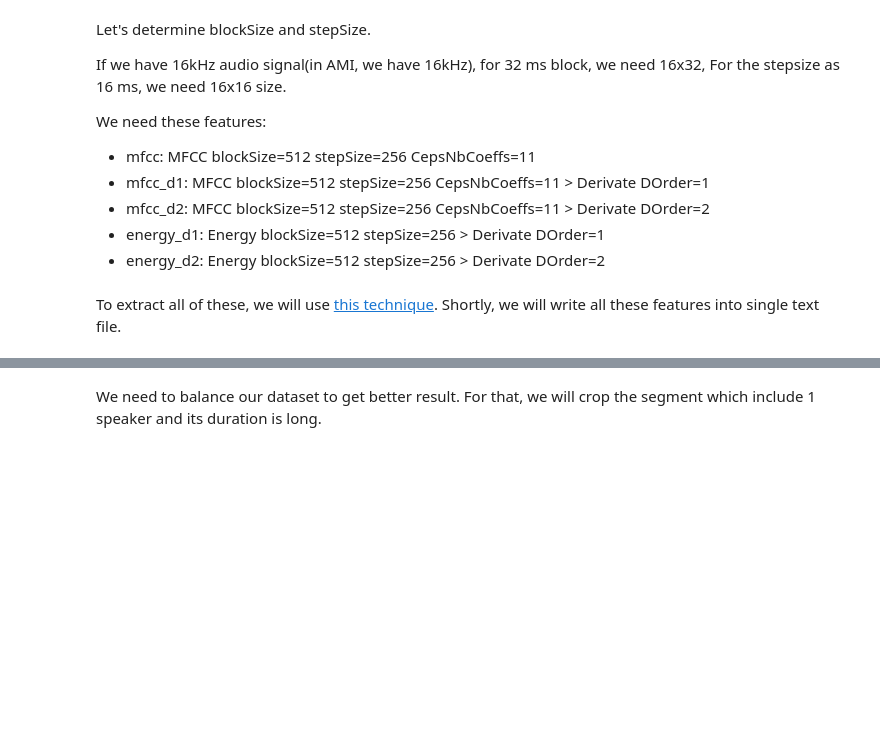
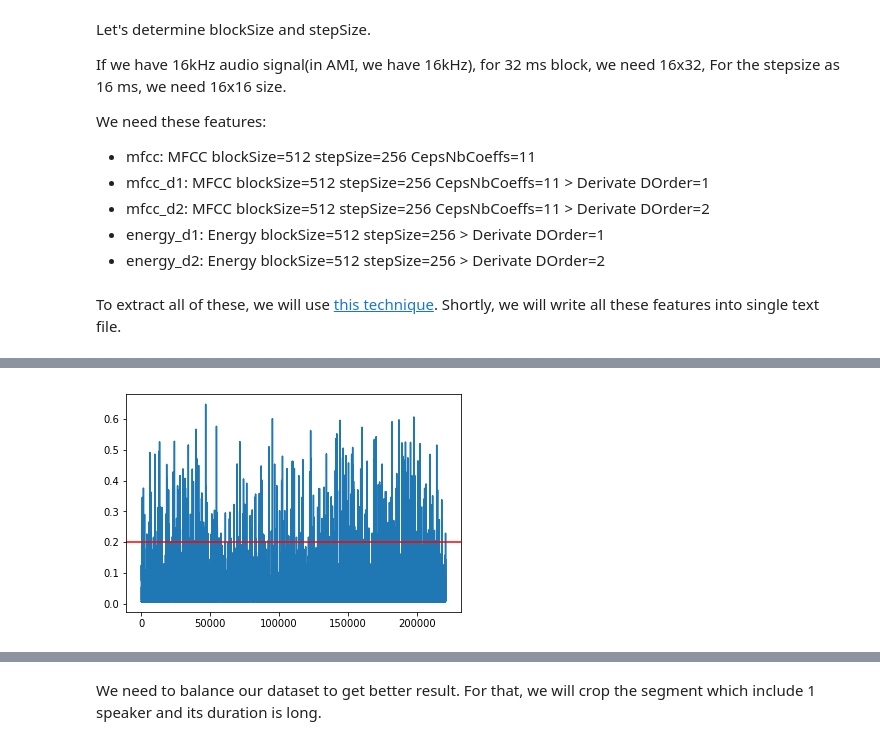
Before and after one commit to hedonistrh/SpChangeDetect, a Jupyter notebook: BiLSTM.ipynb, the cells around one changed output, grey strips where cells are left out. Saved outputs shown, nothing was run; the diff lists cells and outputs as text; code cells hidden in the pictures; blank space fills up the shorter version.

```diff
--- a/BiLSTM.ipynb
+++ b/BiLSTM.ipynb
@@ -354,10 +413,12 @@ cc = np.reshape(kk, (276*800))
 # %%
 import matplotlib.pyplot as pp
 %matplotlib inline
 
-pp.plot(cc)
+pp.plot(kk_r)
 pp.axhline(y=thres, color='r', linestyle='-')
 pp.show()
+# %% [output]
+[figure, added]
 # %%
 from pyannote.database import get_protocol
 protocol = get_protocol('AMI.SpeakerDiarization.MixHeadset')
```
Also changed, not shown: parts of 13 cells of this notebook.
